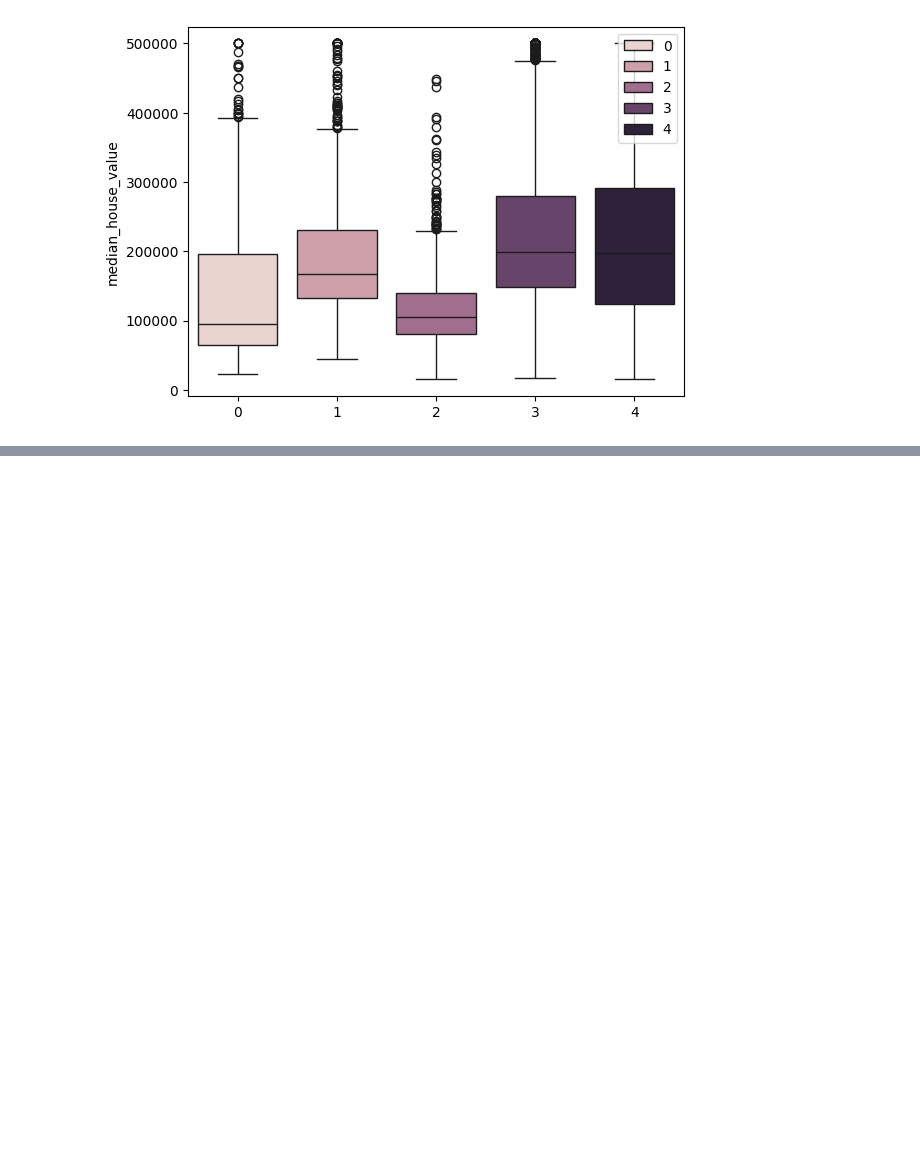
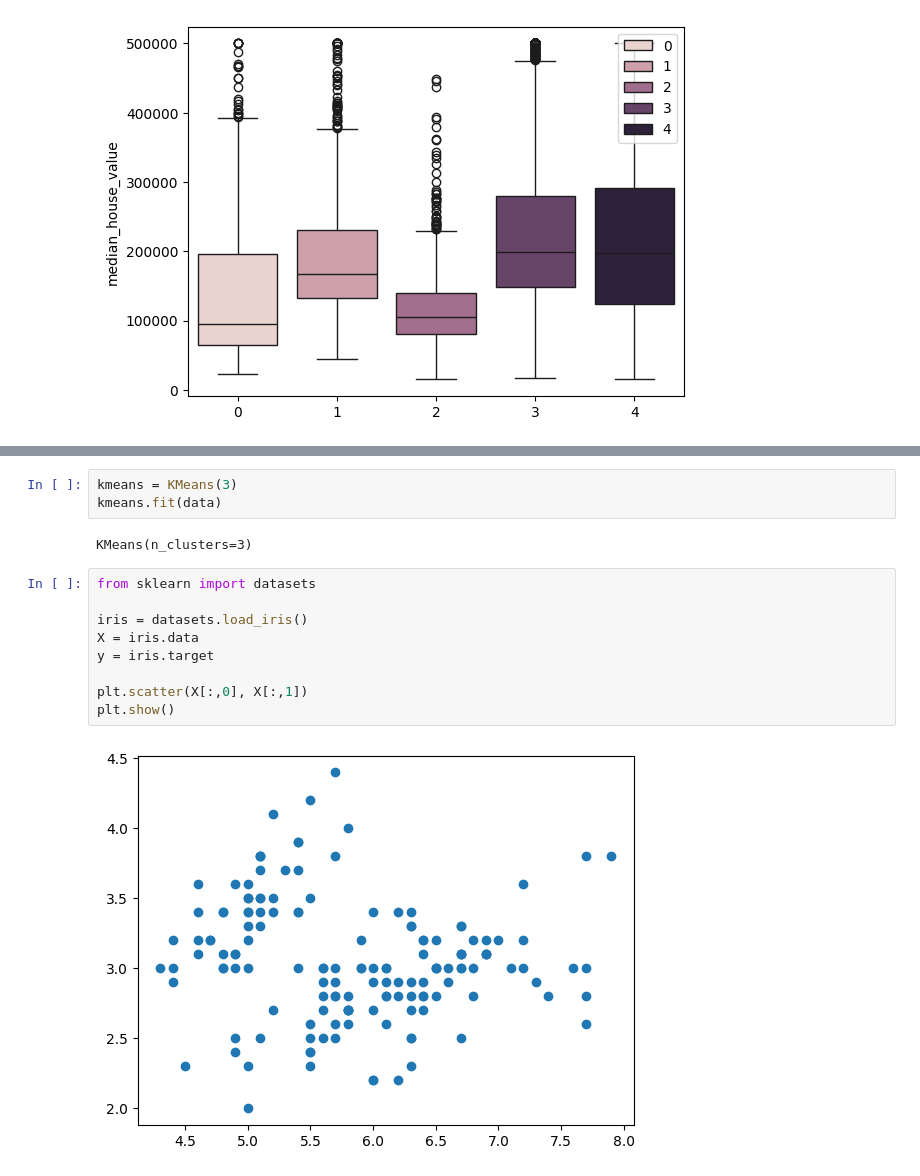
Before and after one commit to AliArabi2022/Machine_learning, a Jupyter notebook: Unsupervised_learning/Clustering.ipynb, the cells around one changed output, grey strips where cells are left out. Drawn from its saved outputs; the diff is of its cells as text; blank space fills up the shorter version.

```diff
--- a/Unsupervised_learning/Clustering.ipynb
+++ b/Unsupervised_learning/Clustering.ipynb
@@ -84,0 +197,16 @@ FileNotFoundError: [Errno 2] No such file or directory: 'players_22.csv'
+# %%
+kmeans = KMeans(3)
+kmeans.fit(data)
+# %% [output]
+KMeans(n_clusters=3)
+# %%
+from sklearn import datasets
+
+iris = datasets.load_iris()
+X = iris.data
+y = iris.target
+
+plt.scatter(X[:,0], X[:,1])
+plt.show()
+# %% [output]
+[figure, added]
```
Also changed, not shown: parts of 31 cells of this notebook.
